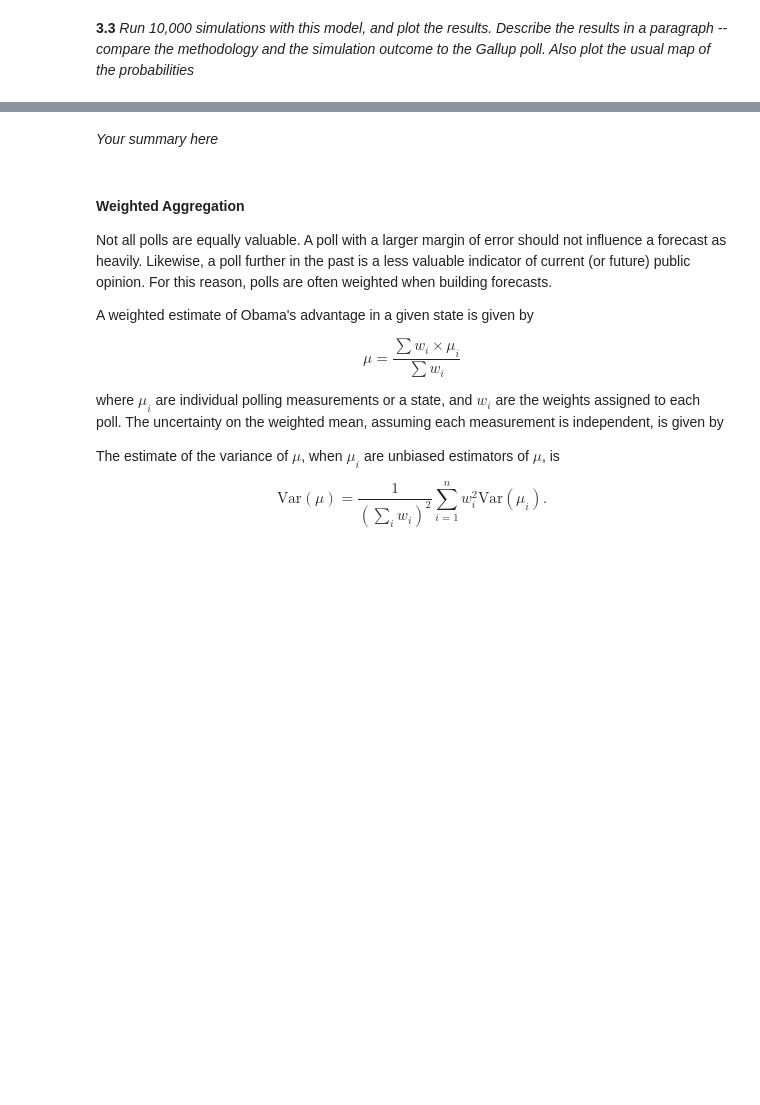
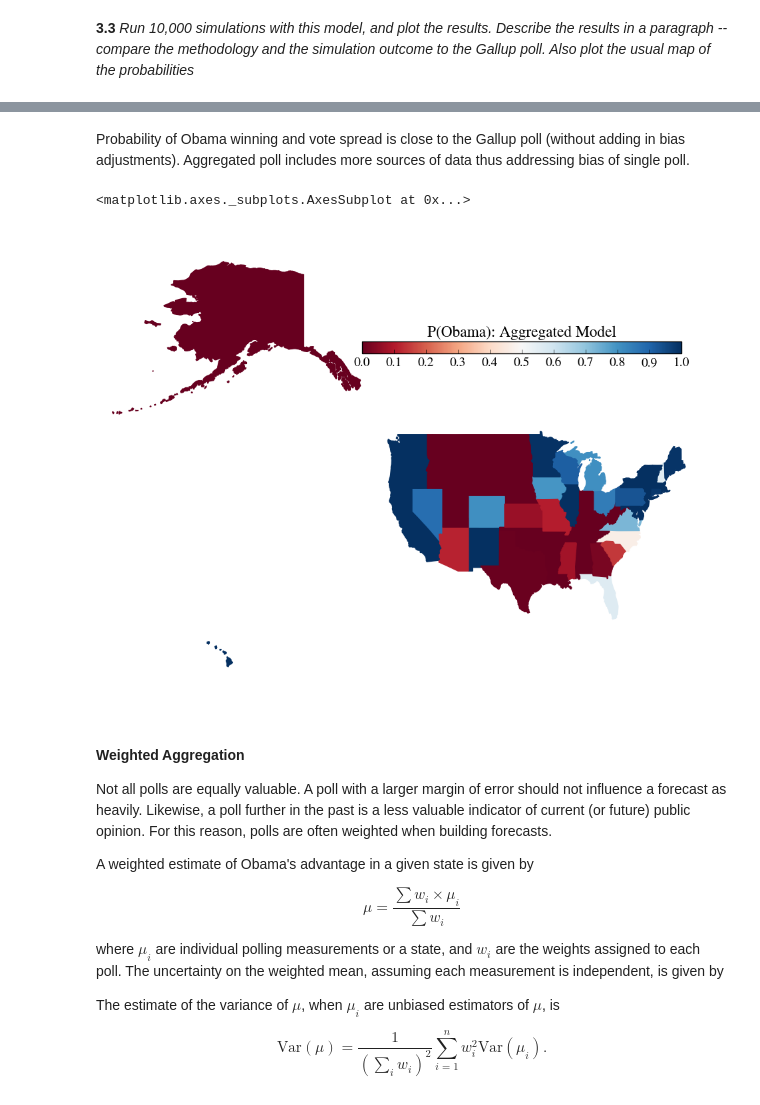
Before and after one commit to jacqzwy/content, a Jupyter notebook: HW2.ipynb, the cells around one changed output, grey strips where cells are left out. Cells and saved outputs as stored; diff of their text form; code cells hidden in the pictures; blank space fills up the shorter version.

```diff
--- a/HW2.ipynb
+++ b/HW2.ipynb
@@ -1177,4 +1227,8 @@ A DataFrame indexed by State, with the following columns:
+# %% [markdown]
+Probability of Obama winning and vote spread is close to the Gallup poll (without adding in bias adjustments). Aggregated poll includes more sources of data thus addressing bias of single poll.
 # %%
 #your code here
+make_map(agg_model.Obama, "P(Obama): Aggregated Model")
+# %% [output]
+<matplotlib.axes._subplots.AxesSubplot at 0x...>
+[figure, added]
-# %% [markdown]
-*Your summary here*
```
Also changed, not shown: parts of 16 cells of this notebook.
